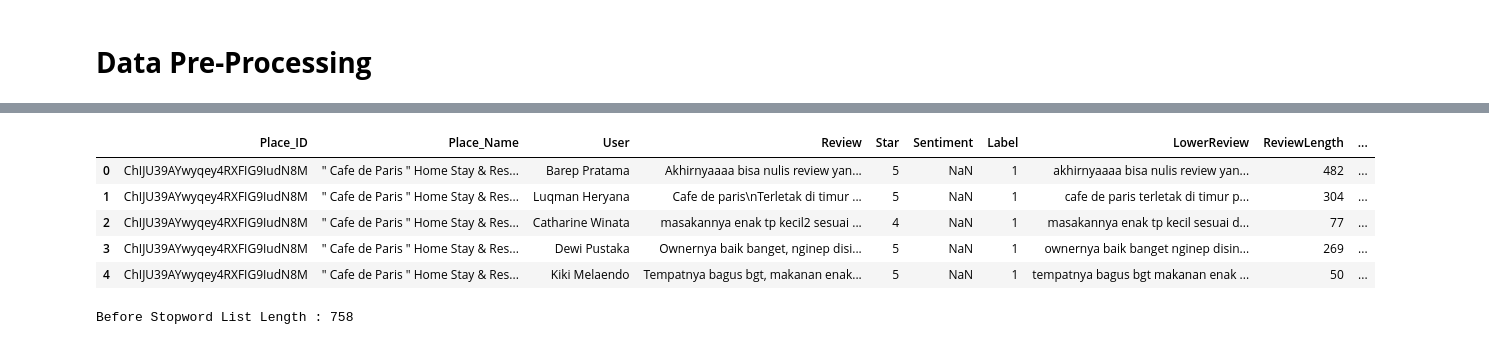
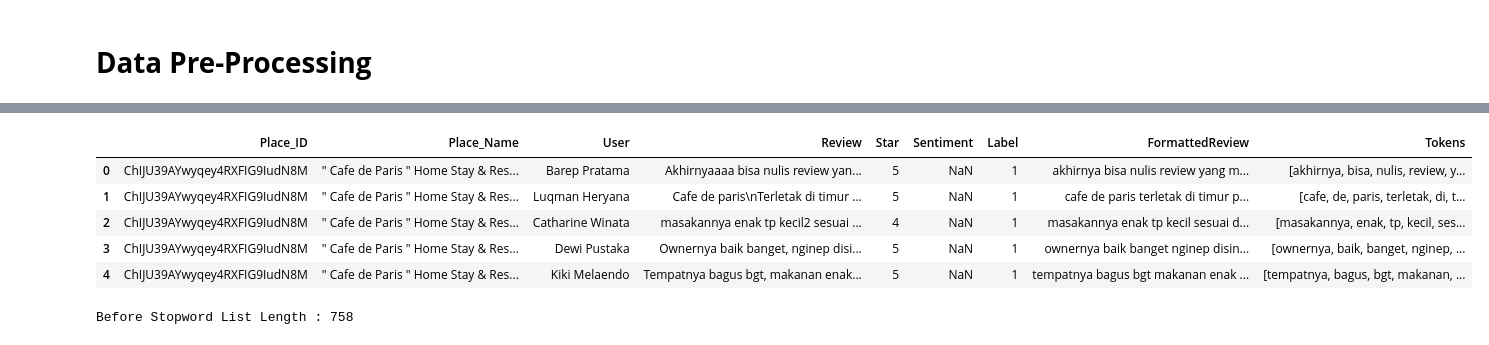
Before and after one commit to argadewanata/ML-Bangkit-Capstone-Project, a Jupyter notebook: DataProcessing/SentimentAnalysis.ipynb, the cells around one changed output, grey strips where cells are left out. Cells and saved outputs as stored; diff of their text form; code cells hidden in the pictures.

Commit message:
feat: complete indobert sentiment analysis

```diff
--- a/DataProcessing/SentimentAnalysis.ipynb
+++ b/DataProcessing/SentimentAnalysis.ipynb
@@ -38,11 +83,20 @@ df.head()
 # %%
-# Lower the alphabets
-def lower_text(text):
-    # Replaces all non-alphabetic characters in the text string with a space, and then converts the resulting string to lowercase.
-    return re.sub('[^a-zA-Z]', ' ', text).lower()
+# Define the text preprocessing pipeline
+preprocessing_pipeline = [
+    remove_emoticons,
+    lower_text,
+    remove_number,
+    remove_punctuation,
+    remove_single_char,
+    remove_multiple_whitespace,
+    remove_specialcharacters,
+    remove_trailing_alphabets
+]
 
 df['Label'] = df['Star'].map({1:0, 2:0, 3:0, 4:1, 5:1})
-df['LowerReview'] = df['Review'].apply(lambda x: lower_text(x))
+
+# Apply the preprocessing pipeline to the 'Review' column
+df['FormattedReview'] = df['Review'].apply(lambda x: reduce(lambda res, func: func(res), preprocessing_pipeline, x))
 
 # See the result
 df.head(10)
@@ -61,17 +114,0 @@ df.head(10)
-# %%
-# Function to count the percentage of punctuation marks in a text
-def count_punct(text):
-    # Count the number of punctuation marks in the text
-    count = sum([1 for char in text if char in string.punctuation])
-
-    # Calculate the percentage of punctuation marks (excluding spaces) in the text
-    percentage = round(count / (len(text) - text.count(" ")), 3) * 100
-
-    return percentage
-
-# Compute the length of each review (excluding spaces)
-df['ReviewLength'] = df['Review'].apply(lambda x: len(x) - x.count(" "))
-
-# Compute the percentage of punctuation marks in each review
-df['Punctuation'] = df['Review'].apply(lambda x: count_punct(x))
-df.head()
@@ -85,22 +115,22 @@ df.head()
 # %%
 # Tokenization
 def tokenize_text(text):
     # Split the text into tokens based on whitespace
     tokenized_text = text.split()
 
     # Return the list of tokens
     return tokenized_text
 
 # Apply the tokenize_text() function
-df['tokens'] = df['LowerReview'].apply(lambda x: tokenize_text(x))
+df['Tokens'] = df['FormattedReview'].apply(lambda x: tokenize_text(x))
 df.head()
 # %% [output]
-|  | Place_ID | Place_Name | User | Review | Star | Sentiment | Label | LowerReview | ReviewLength | ... |
-| 0 | ChIJU39AYwyqey4RXFIG9IudN8M | " Cafe de Paris " Home Stay & Res... | Barep Pratama | Akhirnyaaaa bisa nulis review yan... | 5 | NaN | 1 | akhirnyaaaa bisa nulis review yan... | 482 | ... |
-| 1 | ChIJU39AYwyqey4RXFIG9IudN8M | " Cafe de Paris " Home Stay & Res... | Luqman Heryana | Cafe de paris\nTerletak di timur ... | 5 | NaN | 1 | cafe de paris terletak di timur p... | 304 | ... |
-| 2 | ChIJU39AYwyqey4RXFIG9IudN8M | " Cafe de Paris " Home Stay & Res... | Catharine Winata | masakannya enak tp kecil2 sesuai ... | 4 | NaN | 1 | masakannya enak tp kecil sesuai d... | 77 | ... |
-| 3 | ChIJU39AYwyqey4RXFIG9IudN8M | " Cafe de Paris " Home Stay & Res... | Dewi Pustaka | Ownernya baik banget, nginep disi... | 5 | NaN | 1 | ownernya baik banget nginep disin... | 269 | ... |
-| 4 | ChIJU39AYwyqey4RXFIG9IudN8M | " Cafe de Paris " Home Stay & Res... | Kiki Melaendo | Tempatnya bagus bgt, makanan enak... | 5 | NaN | 1 | tempatnya bagus bgt makanan enak ... | 50 | ... |
+|  | Place_ID | Place_Name | User | Review | Star | Sentiment | Label | FormattedReview | Tokens |
+| 0 | ChIJU39AYwyqey4RXFIG9IudN8M | " Cafe de Paris " Home Stay & Res... | Barep Pratama | Akhirnyaaaa bisa nulis review yan... | 5 | NaN | 1 | akhirnya bisa nulis review yang m... | [akhirnya, bisa, nulis, review, y... |
+| 1 | ChIJU39AYwyqey4RXFIG9IudN8M | " Cafe de Paris " Home Stay & Res... | Luqman Heryana | Cafe de paris\nTerletak di timur ... | 5 | NaN | 1 | cafe de paris terletak di timur p... | [cafe, de, paris, terletak, di, t... |
+| 2 | ChIJU39AYwyqey4RXFIG9IudN8M | " Cafe de Paris " Home Stay & Res... | Catharine Winata | masakannya enak tp kecil2 sesuai ... | 4 | NaN | 1 | masakannya enak tp kecil sesuai d... | [masakannya, enak, tp, kecil, ses... |
+| 3 | ChIJU39AYwyqey4RXFIG9IudN8M | " Cafe de Paris " Home Stay & Res... | Dewi Pustaka | Ownernya baik banget, nginep disi... | 5 | NaN | 1 | ownernya baik banget nginep disin... | [ownernya, baik, banget, nginep, ... |
+| 4 | ChIJU39AYwyqey4RXFIG9IudN8M | " Cafe de Paris " Home Stay & Res... | Kiki Melaendo | Tempatnya bagus bgt, makanan enak... | 5 | NaN | 1 | tempatnya bagus bgt makanan enak ... | [tempatnya, bagus, bgt, makanan, ... |
 # %%
 # Load indonesian stopwords list from text
 
```
Also changed, not shown: parts of 32 cells of this notebook, 1 other file.
